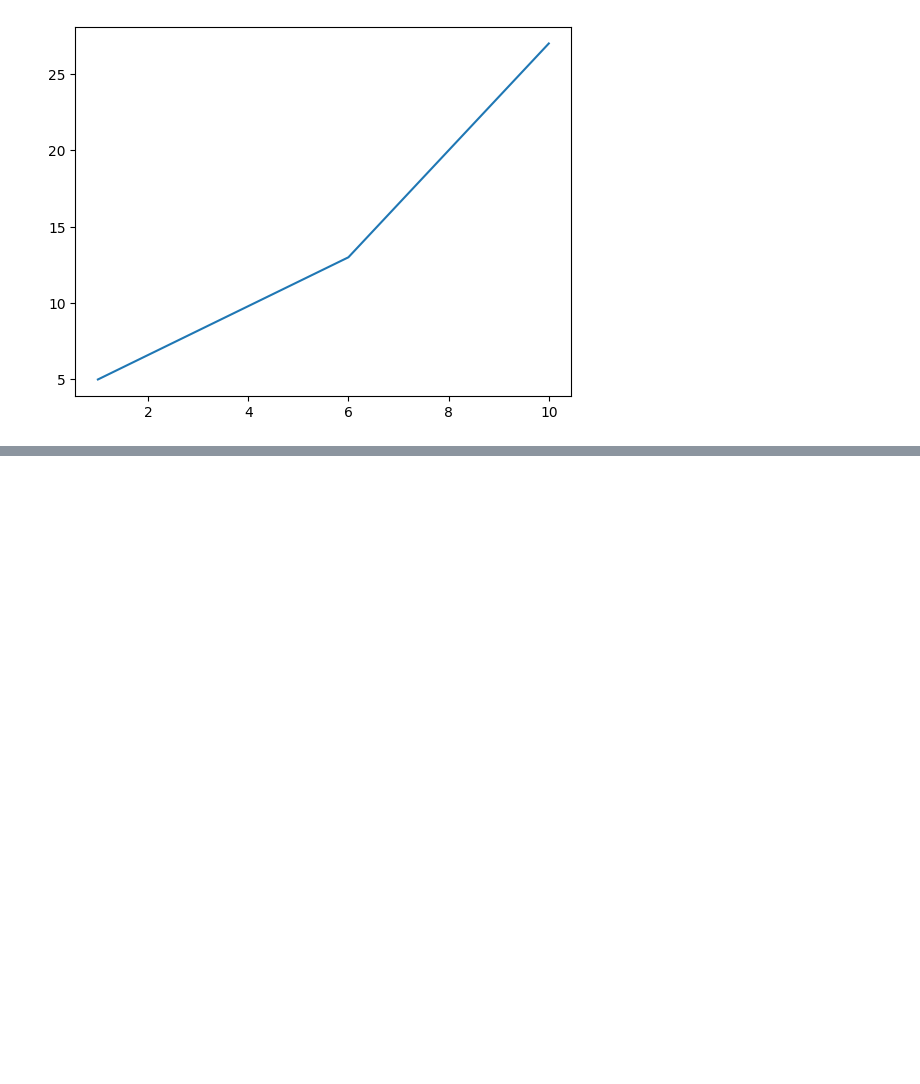
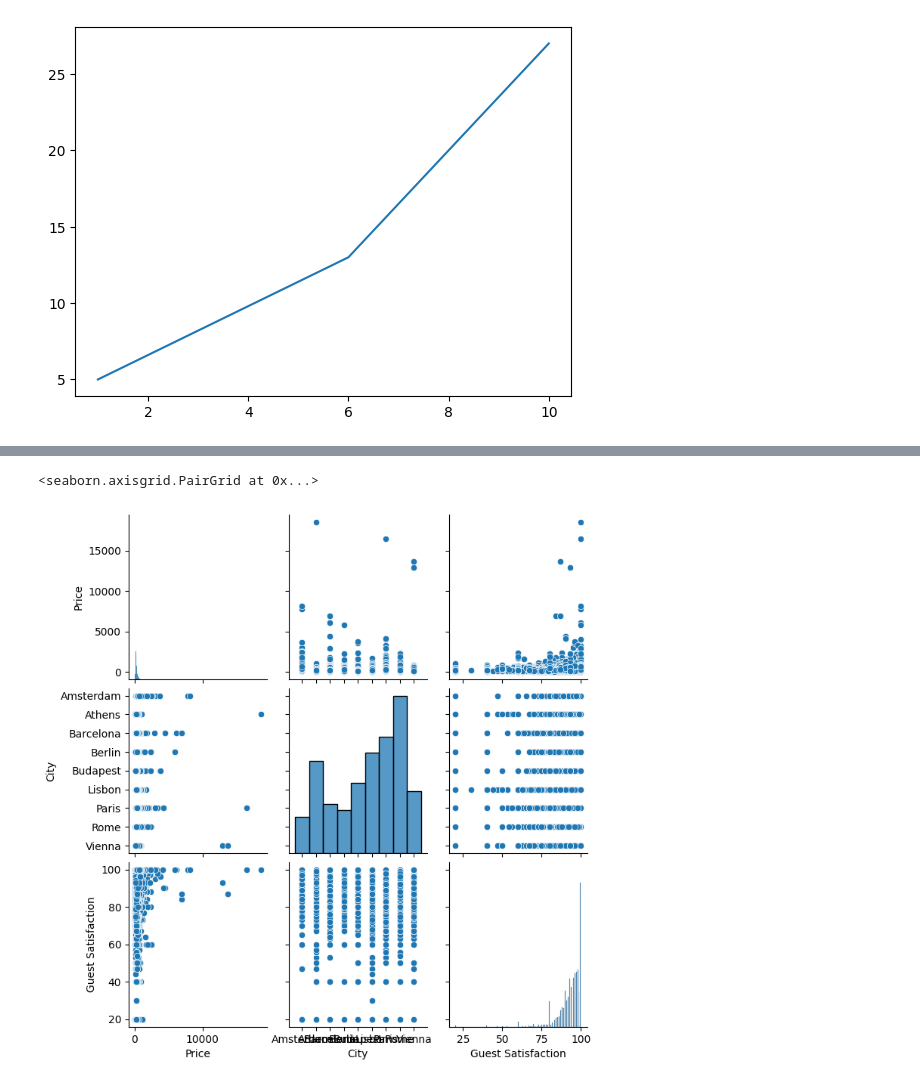
Before and after one commit to sclement2/python_machinelearning, a Jupyter notebook: machinelearn-1.ipynb, the cells around one changed output, grey strips where cells are left out. Cells and saved outputs as stored; diff of their text form; code cells hidden in the pictures; blank space fills up the shorter version.

Commit message:
add data files. begin data exploration

```diff
--- a/machinelearn-1.ipynb
+++ b/machinelearn-1.ipynb
@@ -14,3 +14,7 @@ plt.plot(x, y)
 # %% [output]
 [<matplotlib.lines.Line2D at 0x...>]
 [figure]
+# %%
+df = pd.read_csv('./data/Aemf1.csv')
+df.describe(include='all')
+df.columns
@@ -16,0 +29,5 @@ plt.plot(x, y)
+# %%
+sns.pairplot(df, vars=['Price', 'City', 'Guest Satisfaction'] )
+# %% [output]
+<seaborn.axisgrid.PairGrid at 0x...>
+[figure, added]
```
Also changed, not shown: parts of 1 cell of this notebook, 3 other files.
